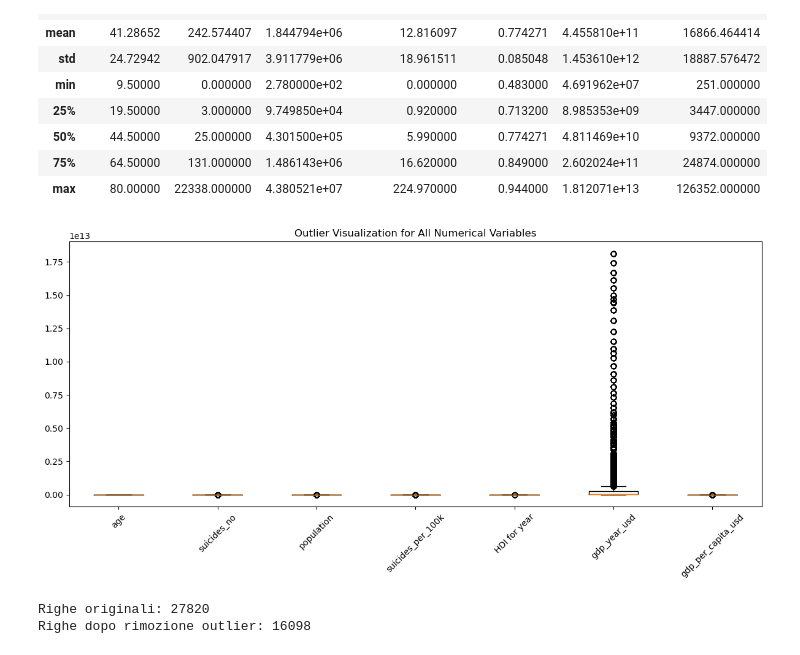
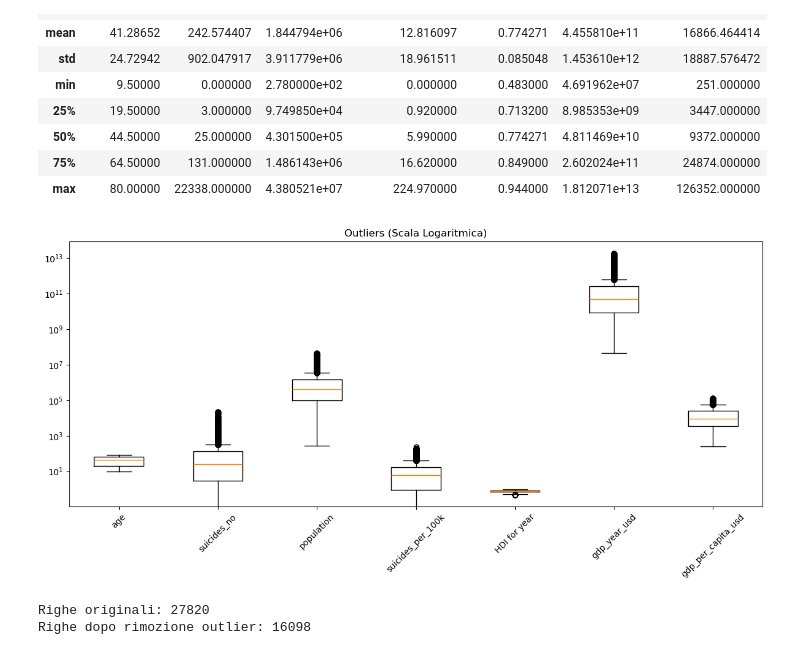
Before and after one commit to ashuraWho/DataSet_SuicideRates, a Jupyter notebook: suicideratesanna.ipynb, the cells around one changed output. Cells and saved outputs as stored; diff of their text form; code cells hidden in the pictures.

```diff
--- a/suiciderates.ipynb
+++ b/suicideratesanna.ipynb
@@ -291,24 +310,25 @@ df_clean[numeric_cols].describe()
 # %%
 import matplotlib.pyplot as plt
 
 numeric_cols = [
     "age",
     "suicides_no",
     "population",
     "suicides_per_100k",
     "HDI for year",
     "gdp_year_usd",
     "gdp_per_capita_usd"
 ]
 
 plt.figure(figsize=(12, 6))
-plt.boxplot(df_clean[numeric_cols], labels=numeric_cols, vert=True)
-plt.title("Outlier Visualization for All Numerical Variables")
+plt.boxplot(df_clean[numeric_cols], labels=numeric_cols)
+plt.yscale('log')   # <--- SCALA LOGARITMICA
+plt.title("Outliers (Scala Logaritmica)")
 plt.xticks(rotation=45)
 plt.tight_layout()
 plt.show()
 # %% [output]
-[figure, old version]
+[figure, new version]
 # %%
 df_no_outliers = df_clean.copy()
 
```
Also changed, not shown: parts of 3 cells of this notebook.
